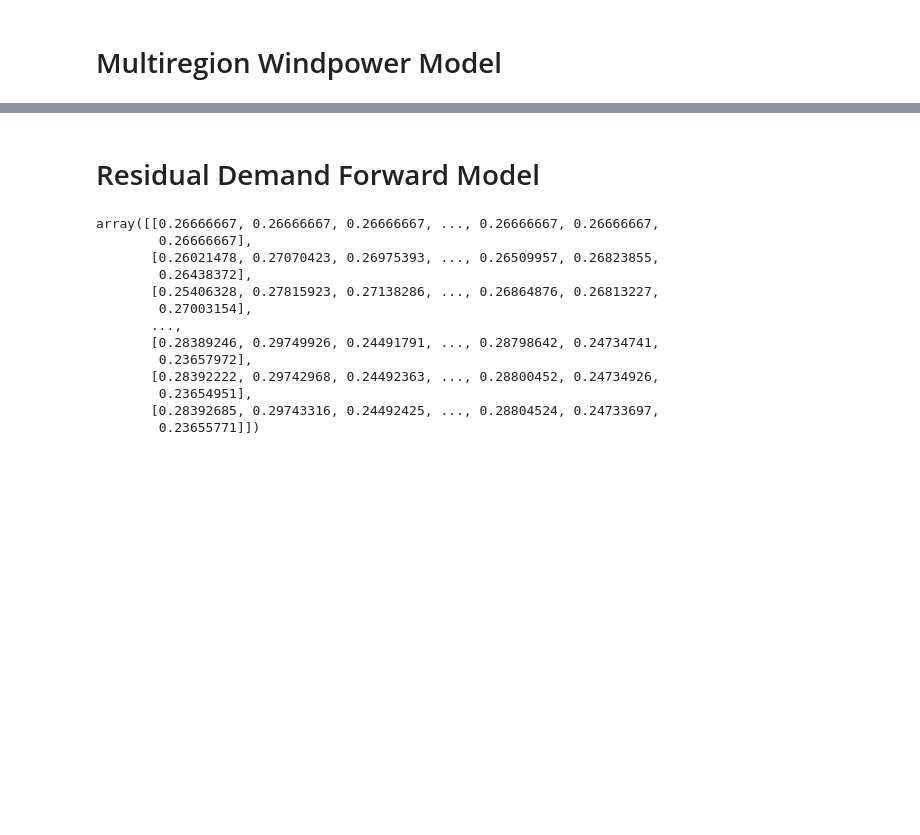
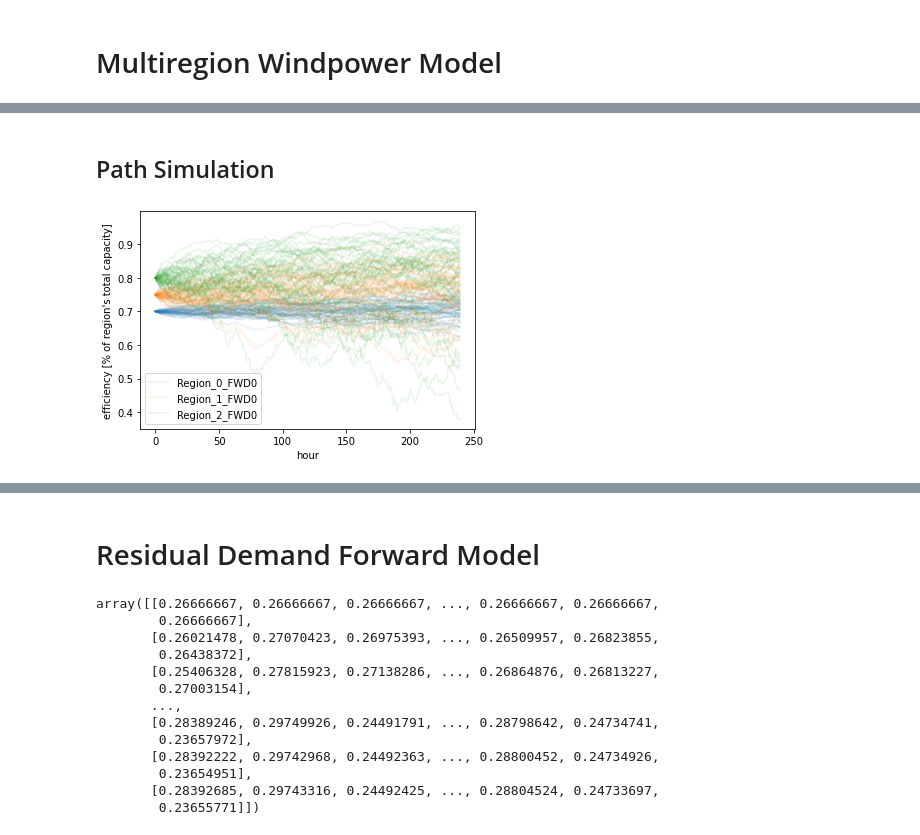
Before and after one commit to hnguyen-RIVACON/RiVaPy, a Jupyter notebook: docs/source/notebooks/models/residual_demand_forward_model_multi_region.ipynb, the cells around one changed output, grey strips where cells are left out. Drawn from its saved outputs; the diff is of its cells as text; code cells hidden in the pictures; blank space fills up the shorter version.

```diff
--- a/docs/source/notebooks/models/residual_demand_forward_model_multi_region.ipynb
+++ b/docs/source/notebooks/models/residual_demand_forward_model_multi_region.ipynb
@@ -52,11 +0,0 @@ Onshore_FWD0 expected value: 0.7729146303369753
-# %%
-key = 'Onshore_FWD0'
-label=key
-tmp = results.get(key, forecast_timepoints=[10, 20, 30, 50, 100, 150, 200])
-for i in range(50):
-    plt.plot(tmp[:,i], '-r', alpha=0.2, label=label)
-    label=None
-plt.legend()
-plt.ylim(0.0,1.0)
-plt.xlabel('hour')
-plt.ylabel('efficiency');
@@ -103,9 +58,11 @@ wind = MultiRegionWindForecastModel('Wind_Germany', regions)
 # %%
-days = 10
-timegrid = np.linspace(0.0, days*1.0/365.0, days*24)
-forward_expiries = [timegrid[-1] + i/(365.0*24.0) for i in range(4)]
+n_sims = 10_000
+days = 10 # number of days
+timegrid = np.linspace(0.0, days*1.0/365.0, days*24) # simulation time grid
+forward_expiries = [timegrid[-1] + i/(365.0*24.0) for i in range(4)] # time points for the forwards
 rnd = np.random.normal(size=wind.rnd_shape(n_sims, timegrid.shape[0]))
 results = wind.simulate(timegrid, rnd, expiries=forward_expiries,
-                                       initial_forecasts={'Onshore': [0.8, 0.7,0.6,0.5],
-                                                          'Offshore': [0.6, 0.6, 0.5, 0.5]}
+                                       initial_forecasts={'Region_0': [0.7, 0.7,0.6,0.5],
+                                                          'Region_1': [0.75, 0.6, 0.5, 0.5],
+                                                         'Region_2': [0.8, 0.6, 0.5, 0.5]} # initial forecast values for the repsective 4 hours
                                )
@@ -127,6 +68,0 @@ results.keys()
-# %%
-lines = ['-r', '-b']
-for i,k in enumerate(['Onshore_FWD0', 'Offshore_FWD0']):
-    tmp = results.get(k)#, forecast_timepoints=[10, 20])
-    for j in range(50):
-        plt.plot(tmp[:,j],lines[i], alpha=0.1)
@@ -134,0 +89,17 @@ for i,k in enumerate(['Onshore_FWD0', 'Offshore_FWD0']):
+# %% [markdown]
+## Path Simulation
+# %%
+plt.figure()
+for k in results.keys():
+    if ('Region' in k) and ('FWD0' in k):
+        tmp = results.get(k)
+        label = k
+        p = plt.plot(tmp[:,0],alpha=0.1, label=label)
+        for j in range(1,50):
+            label = None
+            plt.plot(tmp[:,j],color = p[0].get_color(), alpha=0.1, label=label)
+plt.legend()
+plt.xlabel('hour')
+plt.ylabel("efficiency [% of region's total capacity]");
+# %% [output]
+[figure, added]
```
Also changed, not shown: parts of 19 cells of this notebook, 2 other files.
